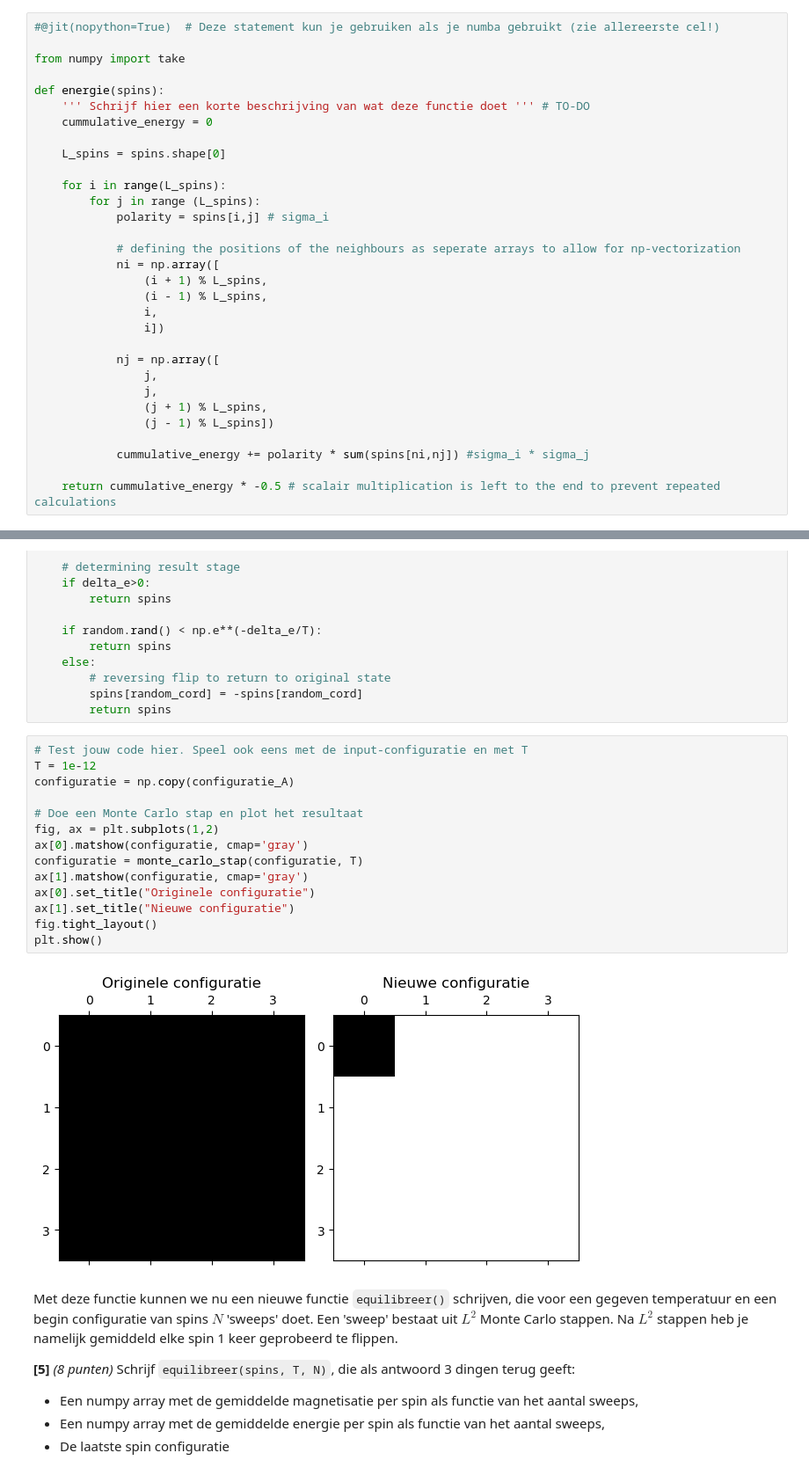
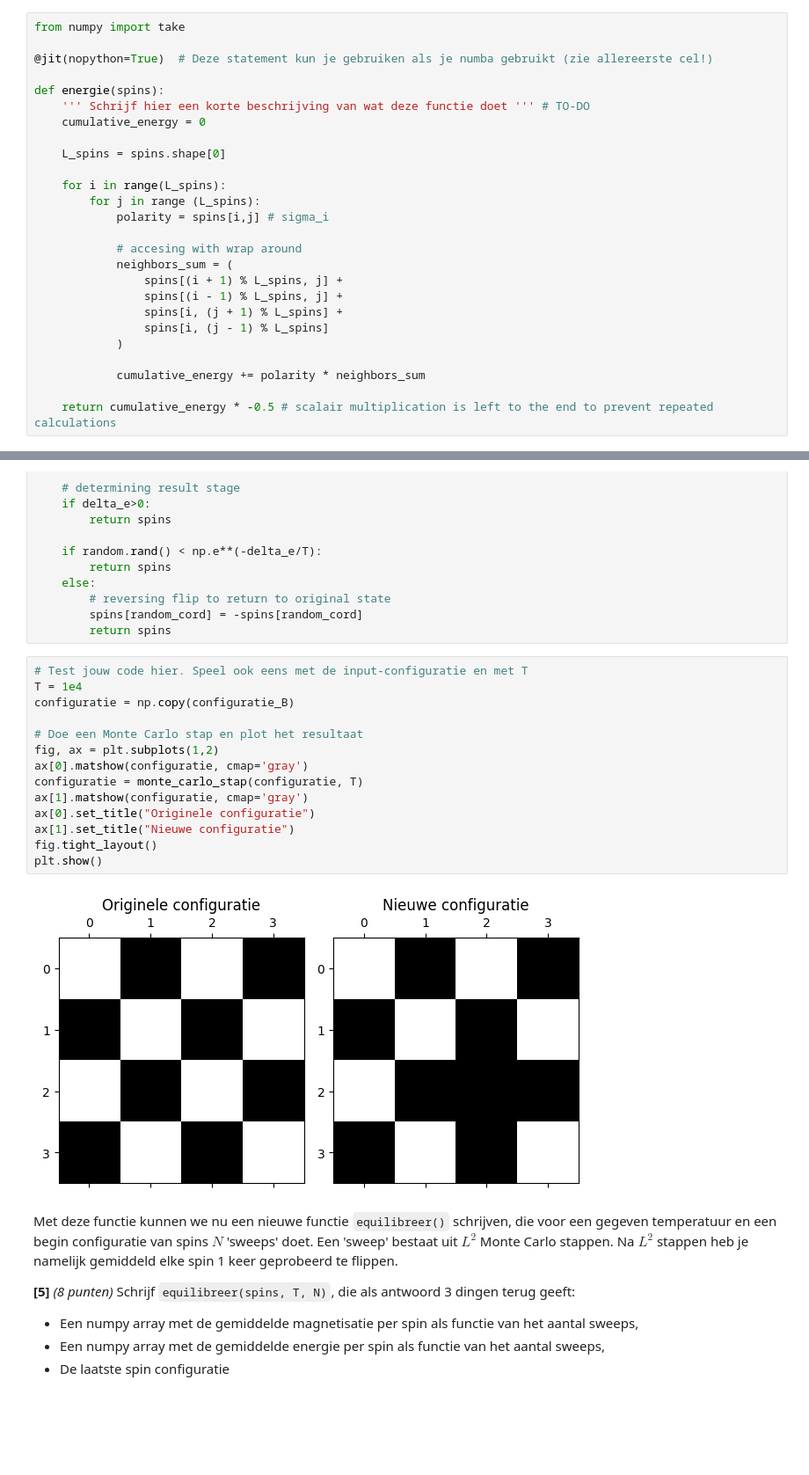
Before and after one commit to TheCaspeer/Universiteit-Leiden, a Jupyter notebook: Huiswerk3.ipynb, the cells around one changed output, grey strips where cells are left out. Shown at 88% size. Drawn from its saved outputs; the diff is of its cells as text; blank space fills up the shorter version.

Commit message:
Feat: 7, refactor: activated numba jit

```diff
--- a/Huiswerk3.ipynb
+++ b/Huiswerk3.ipynb
@@ -52,13 +53,13 @@ In deze formule is $\sigma_i$ de waarde van de spin op locatie $i$, en kan dus $
 # %% [markdown]
 **[1]** *(10 punten)* Schrijf als eerste opdracht een functie `energie` die een 2D array genaamd `spins` als input neemt, en de energie van de configuratie terug geeft. Je kunt gebruik maken van `L = spins.shape[0]` om `L` te halen uit de 2D array.
 # %%
-#@jit(nopython=True)  # Deze statement kun je gebruiken als je numba gebruikt (zie allereerste cel!)
+from numpy import take
 
-from numpy import take
+@jit(nopython=True)  # Deze statement kun je gebruiken als je numba gebruikt (zie allereerste cel!)
 
 def energie(spins):
     ''' Schrijf hier een korte beschrijving van wat deze functie doet ''' # TO-DO
-    cummulative_energy = 0
+    cumulative_energy = 0
 
     L_spins = spins.shape[0]
 
@@ -66,22 +67,17 @@ def energie(spins):
         for j in range (L_spins):
             polarity = spins[i,j] # sigma_i
 
-            # defining the positions of the neighbours as seperate arrays to allow for np-vectorization
-            ni = np.array([
-                (i + 1) % L_spins,
-                (i - 1) % L_spins,
-                i,
-                i])
+            # accesing with wrap around
+            neighbors_sum = (
+                spins[(i + 1) % L_spins, j] +
+                spins[(i - 1) % L_spins, j] +
+                spins[i, (j + 1) % L_spins] +
+                spins[i, (j - 1) % L_spins]
+            )
 
-            nj = np.array([
-                j,
-                j,
-                (j + 1) % L_spins,
-                (j - 1) % L_spins])
+            cumulative_energy += polarity * neighbors_sum
 
-            cummulative_energy += polarity * sum(spins[ni,nj]) #sigma_i * sigma_j
-
-    return cummulative_energy * -0.5 # scalair multiplication is left to the end to prevent repeated calculations
+    return cumulative_energy * -0.5 # scalair multiplication is left to the end to prevent repeated calculations
 # %% [markdown]
 Test jouw code op de volgende configuraties
 # %%
@@ -215,20 +211,20 @@ def monte_carlo_stap(spins,T):
         return spins
 # %%
 # Test jouw code hier. Speel ook eens met de input-configuratie en met T
-T = 1e-12
-configuratie = np.copy(configuratie_A)
+T = 1e4
+configuratie = np.copy(configuratie_B)
 
 # Doe een Monte Carlo stap en plot het resultaat
 fig, ax = plt.subplots(1,2)
 ax[0].matshow(configuratie, cmap='gray')
 configuratie = monte_carlo_stap(configuratie, T)
 ax[1].matshow(configuratie, cmap='gray')
 ax[0].set_title("Originele configuratie")
 ax[1].set_title("Nieuwe configuratie")
 fig.tight_layout()
 plt.show()
 # %% [output]
-[figure, old version]
+[figure, new version]
 # %% [markdown]
 Met deze functie kunnen we nu een nieuwe functie `equilibreer()` schrijven, die voor een gegeven temperatuur en een begin configuratie van spins $N$ 'sweeps' doet. Een 'sweep' bestaat uit $L^2$ Monte Carlo stappen. Na $L^2$ stappen heb je namelijk gemiddeld elke spin 1 keer geprobeerd te flippen.
 
```
Also changed, not shown: parts of 5 cells of this notebook.
